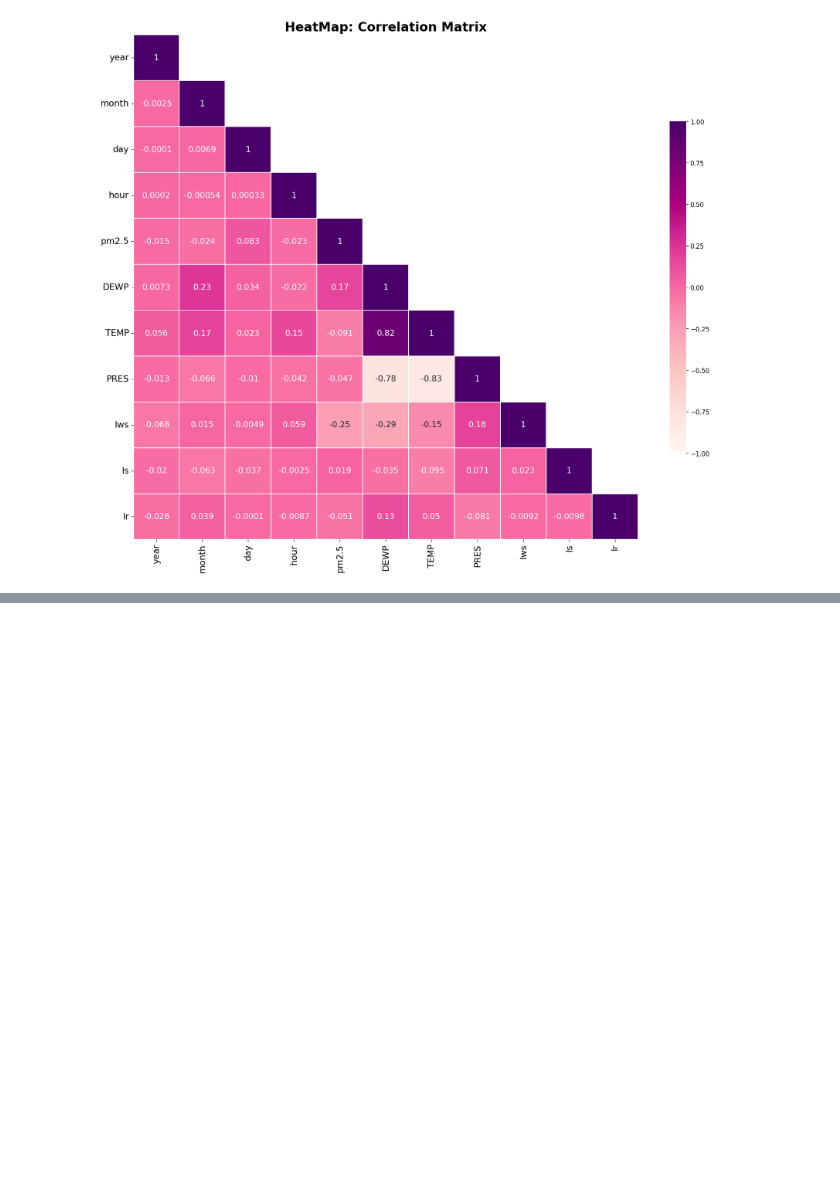
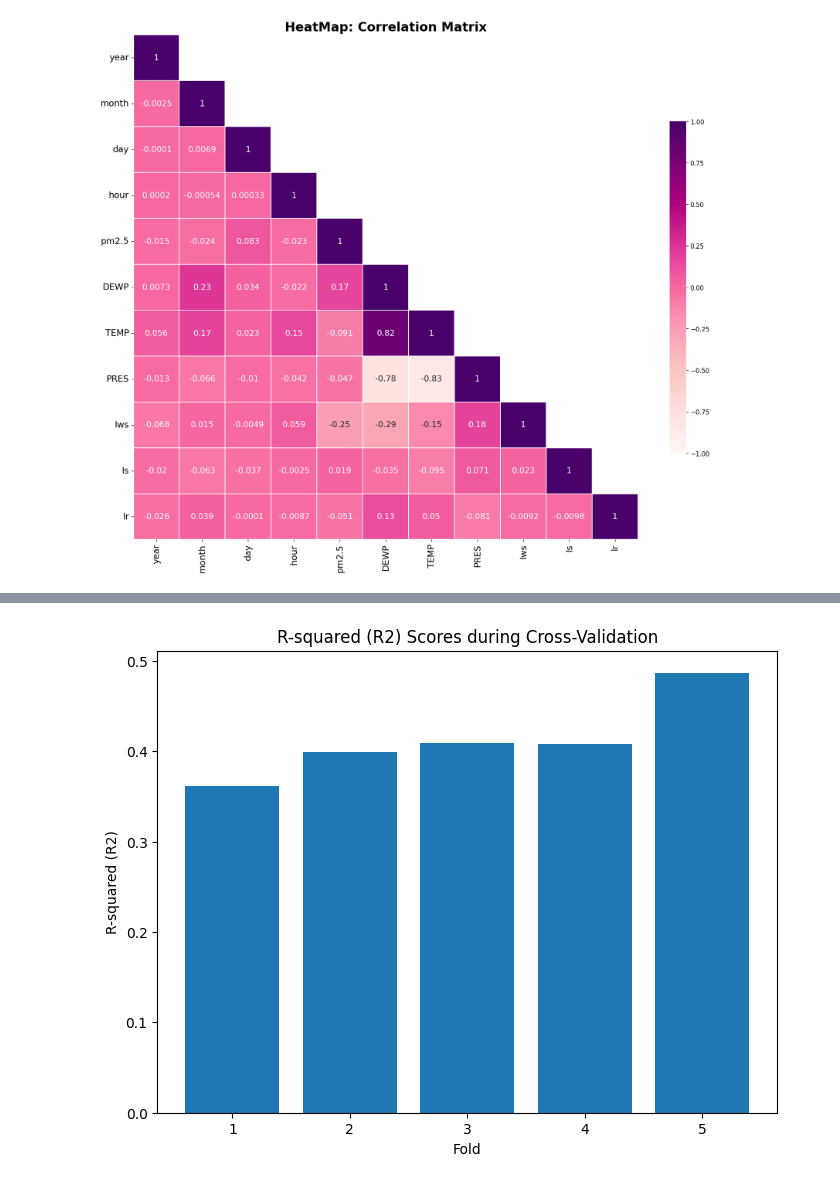
Before and after one commit to ashurohilla/INeuBytes, a Jupyter notebook: airpolution/main.ipynb, the cells around one changed output, grey strips where cells are left out. Cells and saved outputs as stored; diff of their text form; code cells hidden in the pictures; blank space fills up the shorter version.

```diff
--- a/airpolution/main.ipynb
+++ b/airpolution/main.ipynb
@@ -253,0 +365,11 @@ plt.show()
+# %%
+# Bar Plot of R-squared (R2) Scores during Cross-Validation
+plt.figure(figsize=(8, 6))
+plt.bar(range(1, 6), cv_r2_scores)
+plt.xticks(range(1, 6))
+plt.xlabel('Fold')
+plt.ylabel('R-squared (R2)')
+plt.title('R-squared (R2) Scores during Cross-Validation')
+plt.show()
+# %% [output]
+[figure, added]
```
Also changed, not shown: parts of 9 cells of this notebook.
